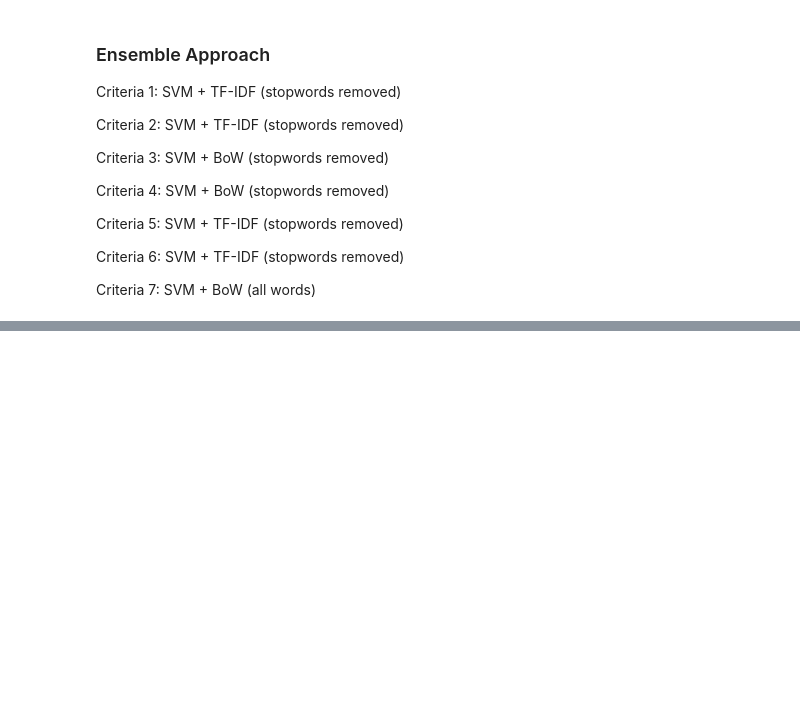
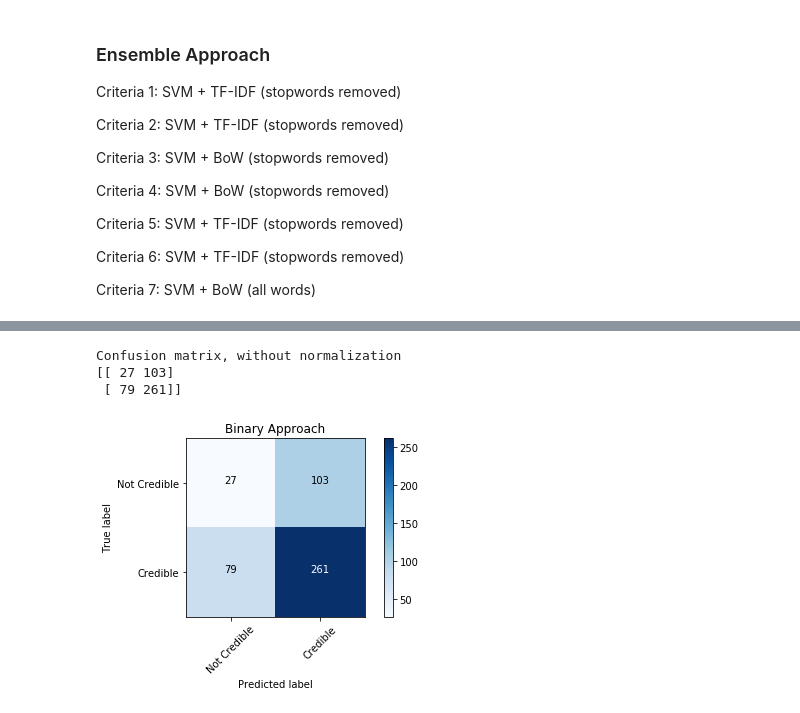
Before and after one commit to DioneJM/Honours-Thesis, a Jupyter notebook: Project/src/notebooks/Low-Credibility-Identification.ipynb, the cells around one changed output, grey strips where cells are left out. Drawn from its saved outputs; the diff is of its cells as text; code cells hidden in the pictures; blank space fills up the shorter version.

```diff
--- a/Project/src/notebooks/Low-Credibility-Identification.ipynb
+++ b/Project/src/notebooks/Low-Credibility-Identification.ipynb
@@ -531,0 +624,9 @@ Confusion matrix, without normalization
+# %%
+from sklearn.metrics import confusion_matrix
+confusion = confusion_matrix(total_low_cred_labels, total_bin_low_cred_preds)
+plot_confusion_matrix(confusion, classes=["Not Credible", "Credible"], filename='binary-performance.png', title="Binary Approach")
+# %% [output]
+Confusion matrix, without normalization
+[[ 27 103]
+ [ 79 261]]
+[figure, added]
```
Also changed, not shown: parts of 7 cells of this notebook, 3 other files.
